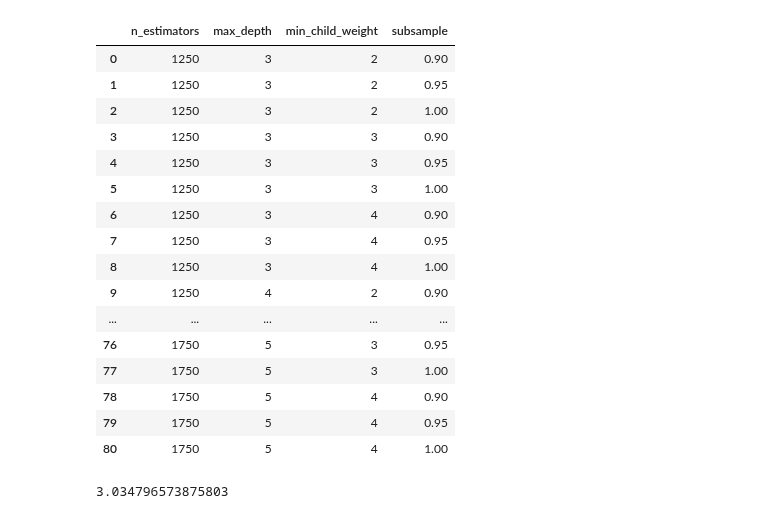
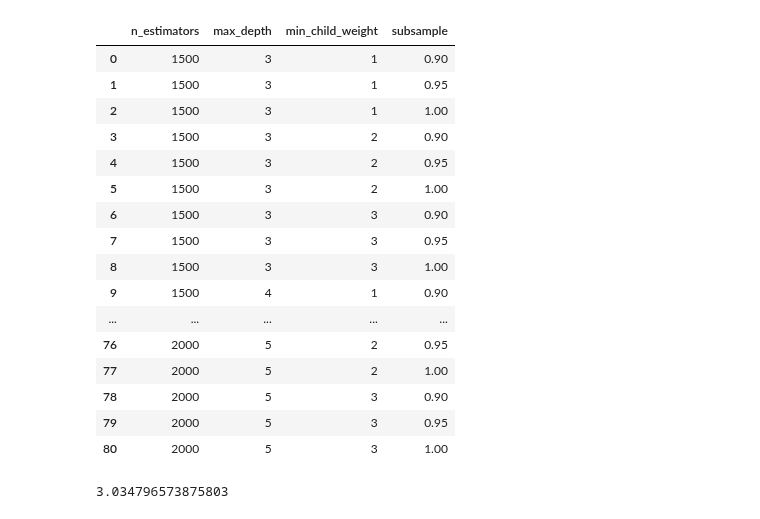
Before and after one commit to shane-kercheval/udacity, a Jupyter notebook: data_scientist_nanodegree/projects/p1_charityml/custom/oo-learning tuning XGB.ipynb, the cells around one changed output. Drawn from its saved outputs; the diff is of its cells as text; code cells hidden in the pictures.

```diff
--- a/data_scientist_nanodegree/projects/p1_charityml/custom/oo-learning tuning XGB.ipynb
+++ b/data_scientist_nanodegree/projects/p1_charityml/custom/oo-learning tuning XGB.ipynb
@@ -53,31 +53,31 @@ global_transformations = [oo.ImputationTransformer(),
                           oo.DummyEncodeTransformer(oo.CategoricalEncoding.ONE_HOT)]
 # %%
 params_dict = dict(
-                    n_estimators=[1250, 1500, 1750],
+                    n_estimators=[1500, 1750, 2000],
                     max_depth=[3, 4, 5],
-                    min_child_weight=[2, 3, 4],
+                    min_child_weight=[1, 2, 3],
                     subsample=[0.90, 0.95, 1],
 )
 grid = oo.HyperParamsGrid(params_dict=params_dict)
 grid.params_grid
 # %% [output]
 |  | n_estimators | max_depth | min_child_weight | subsample |
-| 0 | 1250 | 3 | 2 | 0.90 |
-| 1 | 1250 | 3 | 2 | 0.95 |
-| 2 | 1250 | 3 | 2 | 1.00 |
-| 3 | 1250 | 3 | 3 | 0.90 |
-| 4 | 1250 | 3 | 3 | 0.95 |
-| 5 | 1250 | 3 | 3 | 1.00 |
-| 6 | 1250 | 3 | 4 | 0.90 |
-| 7 | 1250 | 3 | 4 | 0.95 |
-| 8 | 1250 | 3 | 4 | 1.00 |
-| 9 | 1250 | 4 | 2 | 0.90 |
+| 0 | 1500 | 3 | 1 | 0.90 |
+| 1 | 1500 | 3 | 1 | 0.95 |
+| 2 | 1500 | 3 | 1 | 1.00 |
+| 3 | 1500 | 3 | 2 | 0.90 |
+| 4 | 1500 | 3 | 2 | 0.95 |
+| 5 | 1500 | 3 | 2 | 1.00 |
+| 6 | 1500 | 3 | 3 | 0.90 |
+| 7 | 1500 | 3 | 3 | 0.95 |
+| 8 | 1500 | 3 | 3 | 1.00 |
+| 9 | 1500 | 4 | 1 | 0.90 |
 | ... | ... | ... | ... | ... |
-| 76 | 1750 | 5 | 3 | 0.95 |
-| 77 | 1750 | 5 | 3 | 1.00 |
-| 78 | 1750 | 5 | 4 | 0.90 |
-| 79 | 1750 | 5 | 4 | 0.95 |
-| 80 | 1750 | 5 | 4 | 1.00 |
+| 76 | 2000 | 5 | 2 | 0.95 |
+| 77 | 2000 | 5 | 2 | 1.00 |
+| 78 | 2000 | 5 | 3 | 0.90 |
+| 79 | 2000 | 5 | 3 | 0.95 |
+| 80 | 2000 | 5 | 3 | 1.00 |
 # %%
 n_positive = np.sum(explore.dataset[target_variable] == positive_class)
 n_negative = np.sum(explore.dataset.income == negative_class)
```
Also changed, not shown: parts of 11 cells of this notebook, 2 other files.
